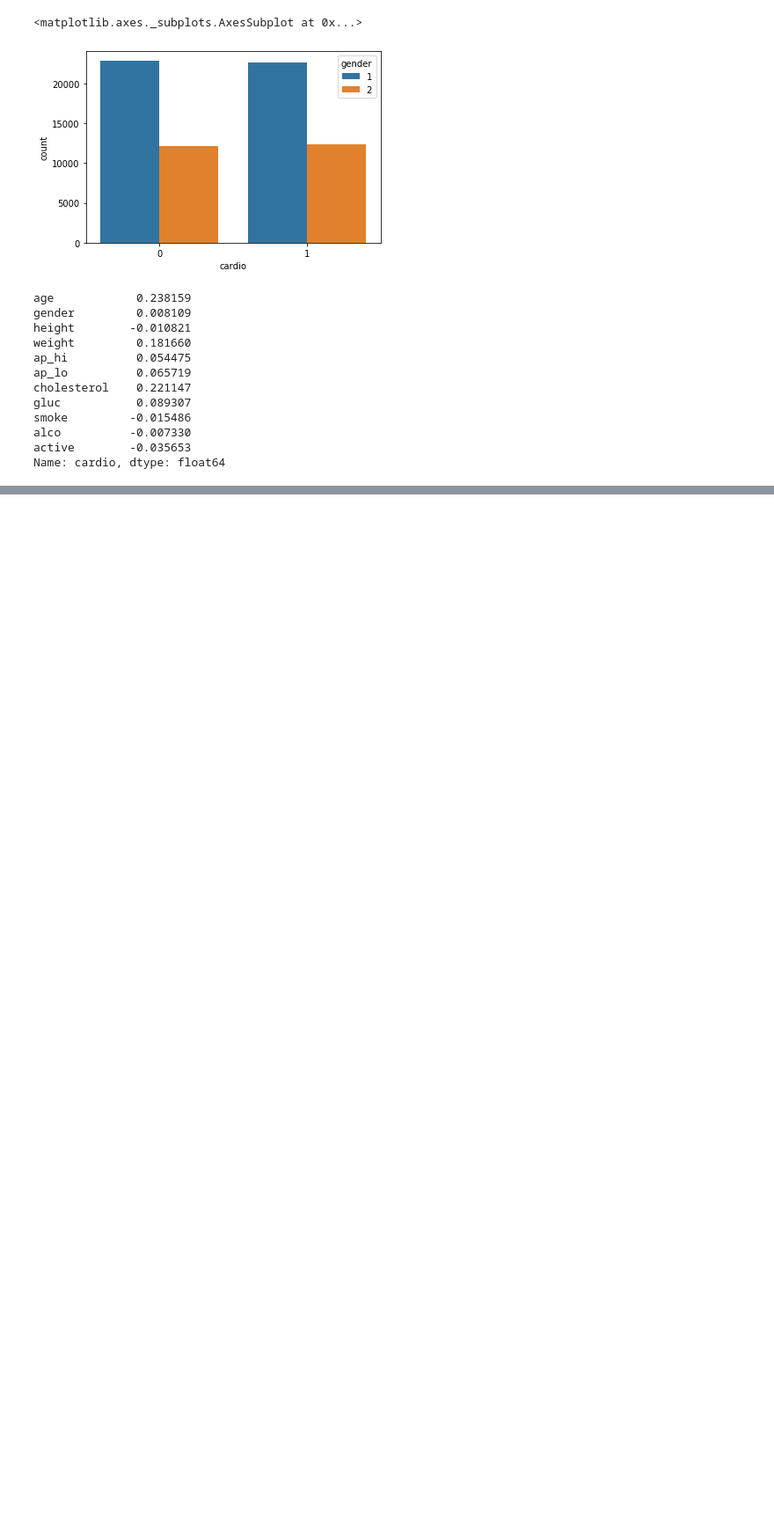
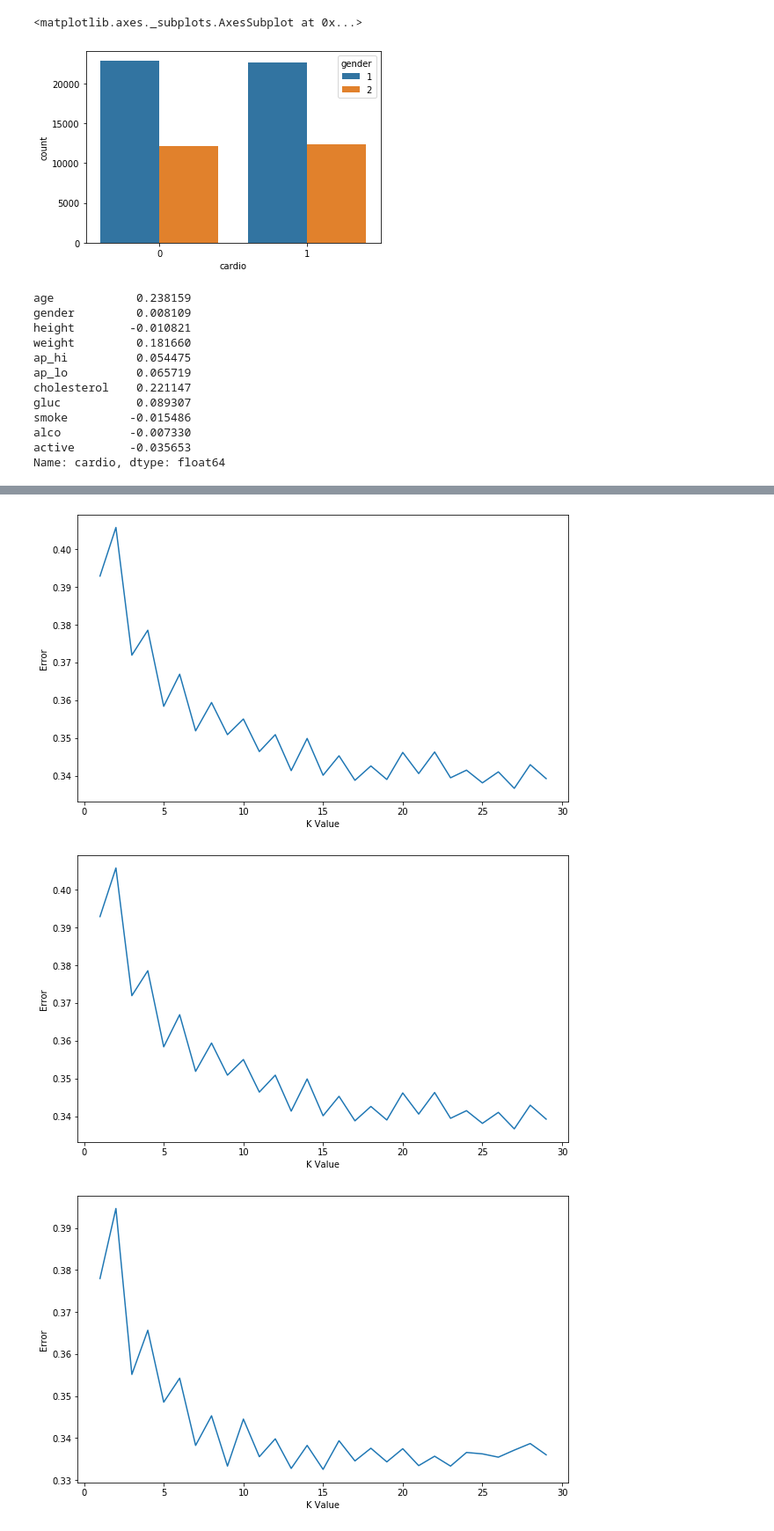
Before and after one commit to sjriddle/MachineLearning, a Jupyter notebook: disease_prediction/prediction.ipynb, the cells around one changed output, grey strips where cells are left out. Shown at 88% size. Saved outputs shown, nothing was run; the diff lists cells and outputs as text; code cells hidden in the pictures; blank space fills up the shorter version.

```diff
--- a/disease_prediction/prediction.ipynb
+++ b/disease_prediction/prediction.ipynb
@@ -100,11 +95,11 @@ X_train,X_test,y_train,y_test = train_test_split(X,y,test_size=0.2,random_state=
 # Logistical Regression
 lr = LogisticRegression()
 # %%
-threshold = [0.001,0.002,0.005,0.01,0.05,0.1]
-for i in threshold:
-    print('\n',i)
-    feature_iter = feature_select(i)
-    X_train_i = X_train[feature_iter]
-    X_test_i = X_test[feature_iter]
-    model(lr,X_train_i,X_test_i)
+th = [0.001, 0.005, 0.01, 0.05, 0.1]
+for i in th:
+    print('\n', 'Model Threshold: ', float(i * 100), '%')
+    attr_i = cardio_corr.abs()[cardio_corr.abs() > i].index.tolist()
+    x_train_i = x_train[attr_i]
+    x_score_i = x_score[attr_i]
+    train_model(lr, x_train_i, x_score_i)
 # %% [output]
@@ -128,26 +120,30 @@ Model score =  63.98044339543117 %
 # %%
 scale = StandardScaler()
-scale.fit(X_train)
-X_train_scaled = scale.transform(X_train)
-X_train_ = pd.DataFrame(X_train_scaled,columns=df.columns[:-1])
+scale.fit(x_train)
+x_train_scaled = scale.transform(x_train)
+x_train_ = pd.DataFrame(x_train_scaled, columns=df.columns[:-1])
 # %%
-scale.fit(X_test)
-X_test_scaled = scale.transform(X_test)
-X_test_ = pd.DataFrame(X_test_scaled,columns=df.columns[:-1])
+scale.fit(x_score)
+x_score_scaled = scale.transform(x_score)
+x_score_ = pd.DataFrame(x_score_scaled, columns=df.columns[:-1])
 # %%
-# optimum k with optimum threshold
-for i in threshold:
-    feature = feature_select(i)
-    X_train_k = X_train_[feature]
-    X_test_k = X_test_[feature]
+# Find the best thresholds
+for i in th:
+    feature = cardio_corr.abs()[cardio_corr.abs() > i].index.tolist()
+    x_train_k = x_train_[feature]
+    x_score_k = x_score_[feature]
     err = []
     for j in range(1,30):
         knn = KNeighborsClassifier(n_neighbors=j)
-        knn.fit(X_train_k,y_train)
-        pred_j = knn.predict(X_test_k)
-        err.append(np.mean(y_test != pred_j))
+        knn.fit(x_train_k, y_train)
+        pred_j = knn.predict(x_score_k)
+        err.append(np.mean(y_score != pred_j))
 
     plt.figure(figsize=(10,6))
     plt.plot(range(1,30),err)
-    plt.xlabel('K value')
+    plt.xlabel('K Value')
     plt.ylabel('Error')
+# %% [output]
+[figure, added]
+[figure, added]
+[figure, added]
```
Also changed, not shown: parts of 12 cells of this notebook, 1 other file.
